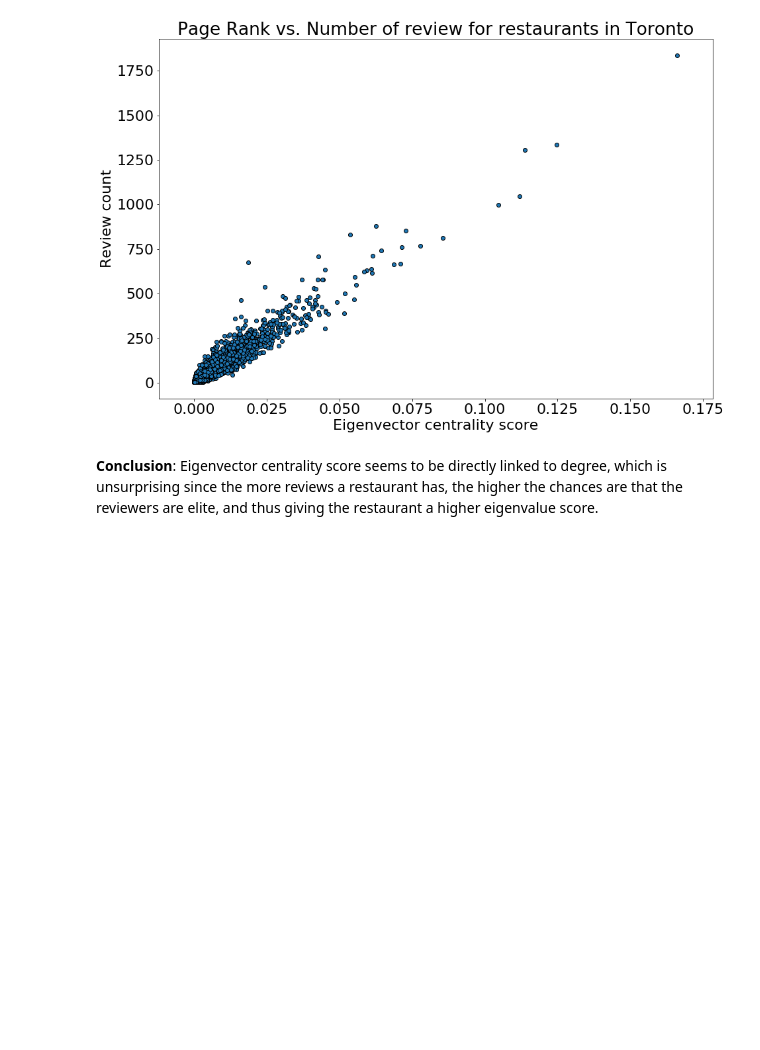
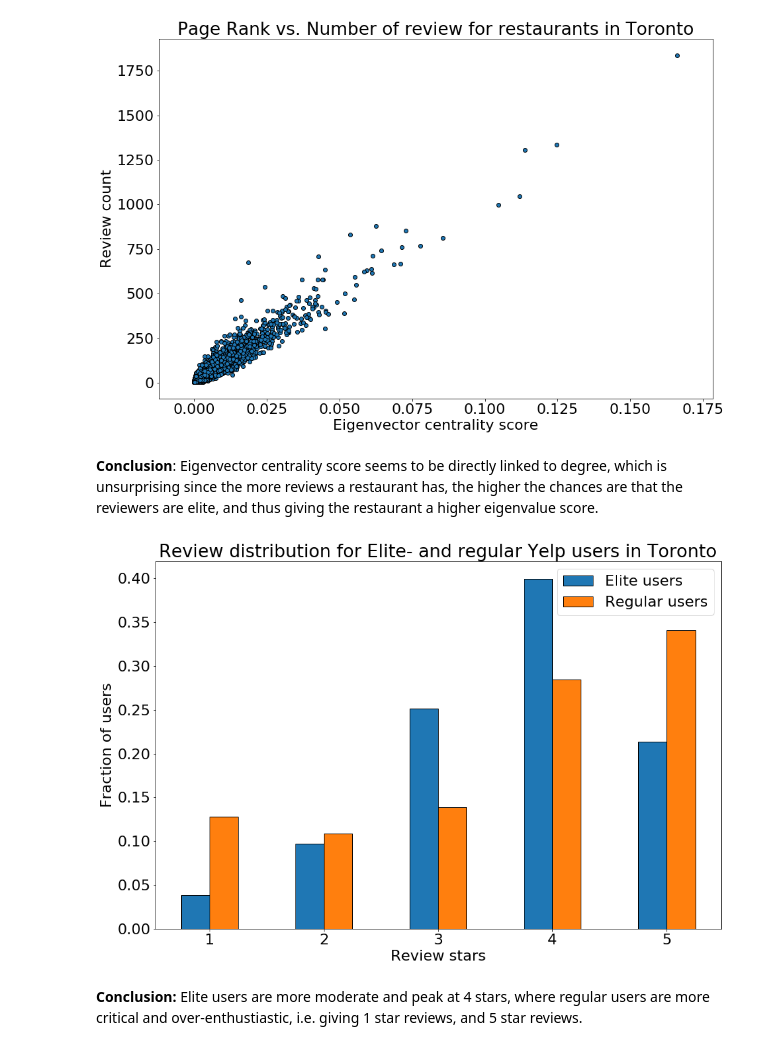
Before and after one commit to thomasnilsson/02805-social-graphs-2018, a Jupyter notebook: project1/Toronto Reviews.ipynb, the cells around one changed output. Saved outputs shown, nothing was run; the diff lists cells and outputs as text; code cells hidden in the pictures; blank space fills up the shorter version.

Commit message:
Dist of reviews

```diff
--- a/project1/Toronto Reviews.ipynb
+++ b/project1/Toronto Reviews.ipynb
@@ -290,3 +290,28 @@ plt.show()
 [figure]
 # %% [markdown]
 **Conclusion**: Eigenvector centrality score seems to be directly linked to degree, which is unsurprising since the more reviews a restaurant has, the higher the chances are that the reviewers are elite, and thus giving the restaurant a higher eigenvalue score.
+# %%
+elite_stars = np.array(reviews[reviews.user_id.isin(elite_user.user_id)].stars)
+regular_stars = np.array(reviews[~reviews.user_id.isin(elite_user.user_id)].stars)
+# %%
+reg = np.histogram(regular_stars, bins=[1,2,3,4,5,6])[0]
+reg = reg / sum(reg)
+
+elit = np.histogram(elite_stars, bins=[1,2,3,4,5,6])[0]
+elit = elit / sum(elit)
+# %%
+plt.figure(figsize=[15,10])
+x = np.array([1,2,3,4,5])
+dx = 0.125
+plt.bar(x - dx, height=elit, width=2*dx, edgecolor='black')
+plt.bar(x + dx, height=reg, width=2*dx, edgecolor='black')
+plt.xlabel('Review stars')
+plt.ylabel('Fraction of users')
+plt.legend(['Elite users', 'Regular users'])
+plt.title('Review distribution for Elite- and regular Yelp users in Toronto')
+plt.savefig('plots/review_dist.svg', format='svg', bbox_inches="tight")
+plt.show()
+# %% [output]
+[figure, added]
+# %% [markdown]
+**Conclusion:** Elite users are more moderate and peak at 4 stars, where regular users are more critical and over-enthustiastic, i.e. giving 1 star reviews, and 5 star reviews.
```
Also changed, not shown: 6 other files.
